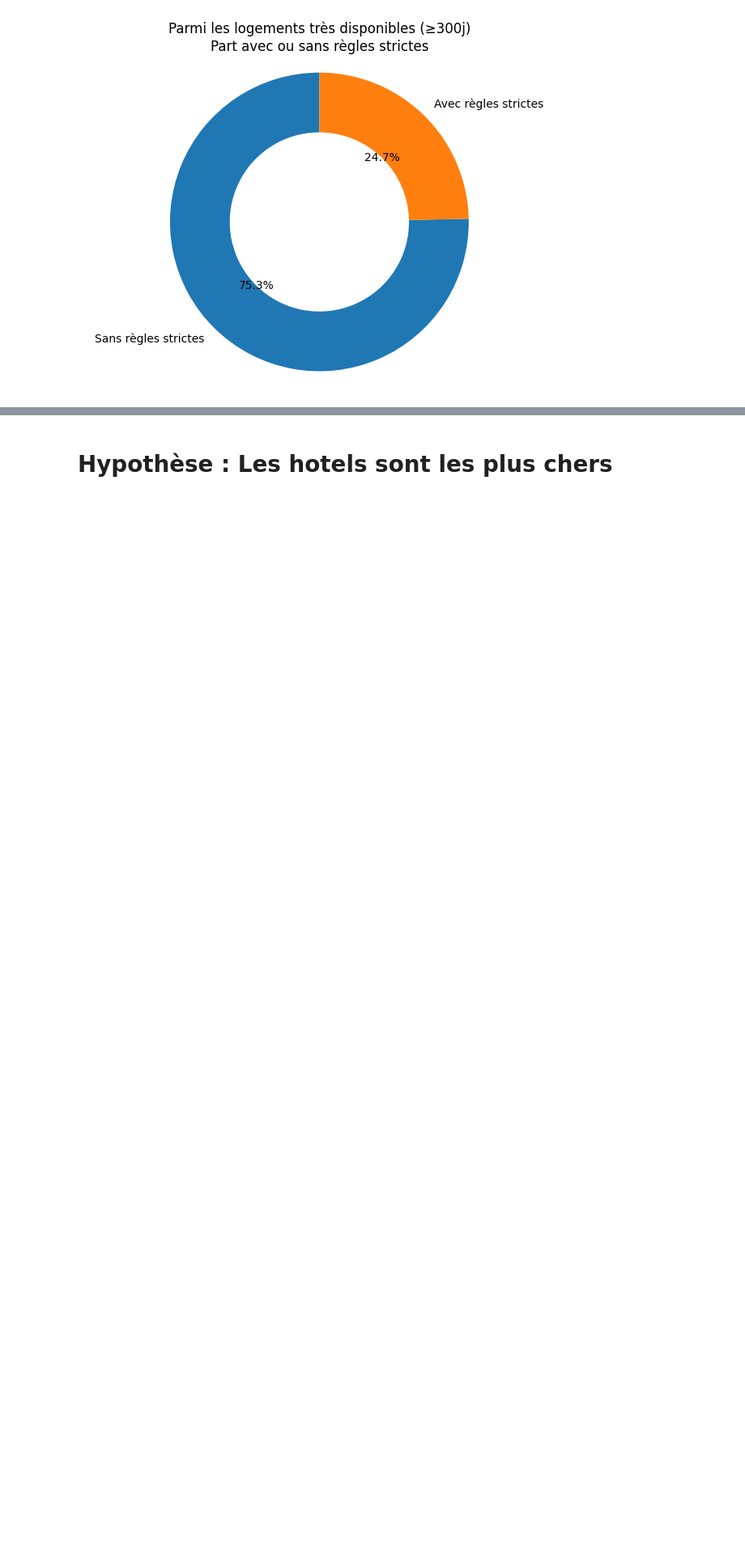
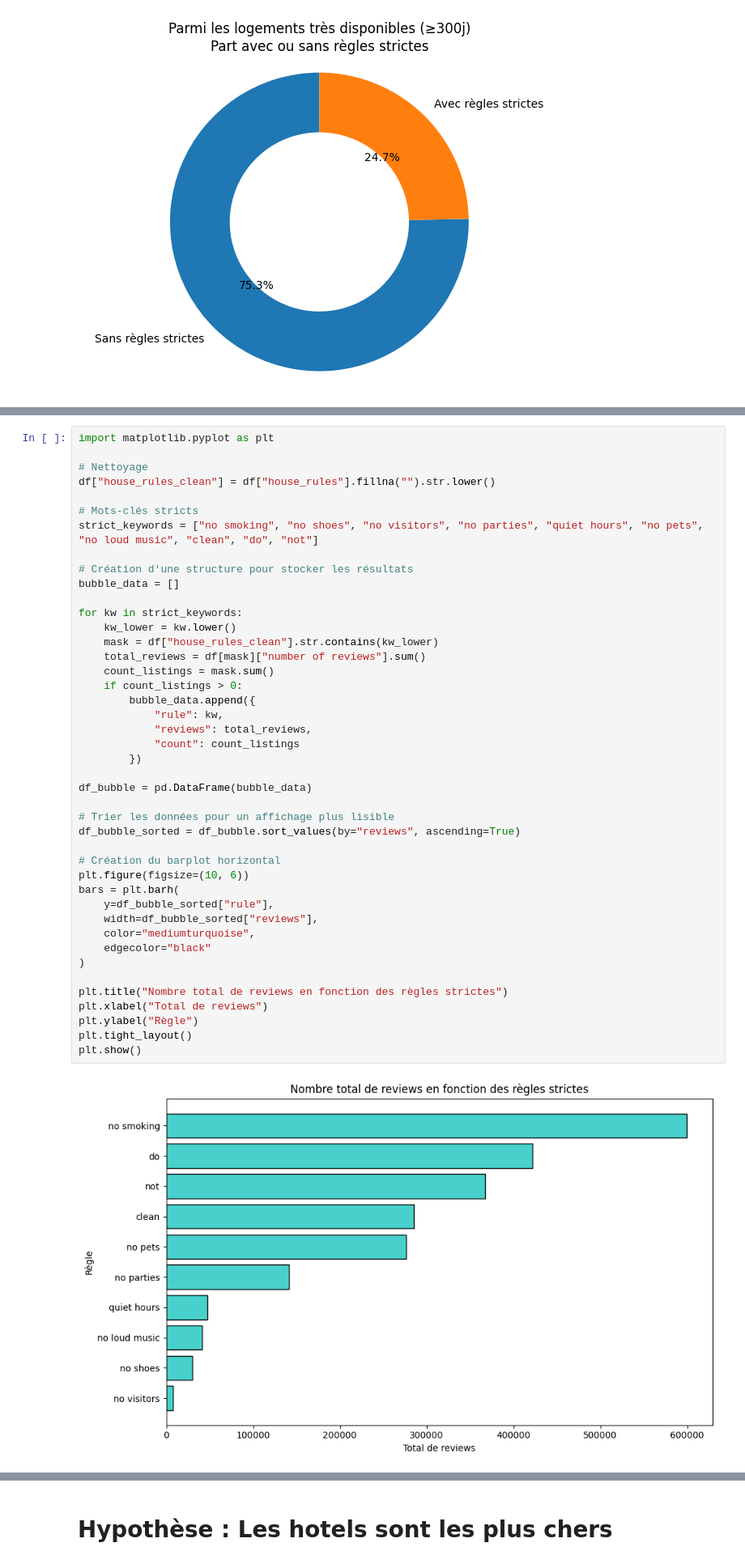
Before and after one commit to EthanVieville/4IABD_reporting_grp7, a Jupyter notebook: verifier_hypothese.ipynb, the cells around one changed output, grey strips where cells are left out. Shown at 81% size. Cells and saved outputs as stored; diff of their text form; blank space fills up the shorter version.

Commit message:
reviews au lieu de disponibilité

```diff
--- a/verifier_hypothese.ipynb
+++ b/verifier_hypothese.ipynb
@@ -209,3 +172,48 @@ plt.show()
+# %%
+import matplotlib.pyplot as plt
+
+# Nettoyage
+df["house_rules_clean"] = df["house_rules"].fillna("").str.lower()
+
+# Mots-clés stricts
+strict_keywords = ["no smoking", "no shoes", "no visitors", "no parties", "quiet hours", "no pets", "no loud music", "clean", "do", "not"]
+
+# Création d'une structure pour stocker les résultats
+bubble_data = []
+
+for kw in strict_keywords:
+    kw_lower = kw.lower()
+    mask = df["house_rules_clean"].str.contains(kw_lower)
+    total_reviews = df[mask]["number of reviews"].sum()
+    count_listings = mask.sum()
+    if count_listings > 0:
+        bubble_data.append({
+            "rule": kw,
+            "reviews": total_reviews,
+            "count": count_listings
+        })
+
+df_bubble = pd.DataFrame(bubble_data)
+
+# Trier les données pour un affichage plus lisible
+df_bubble_sorted = df_bubble.sort_values(by="reviews", ascending=True)
+
+# Création du barplot horizontal
+plt.figure(figsize=(10, 6))
+bars = plt.barh(
+    y=df_bubble_sorted["rule"],
+    width=df_bubble_sorted["reviews"],
+    color="mediumturquoise",
+    edgecolor="black"
+)
+
+plt.title("Nombre total de reviews en fonction des règles strictes")
+plt.xlabel("Total de reviews")
+plt.ylabel("Règle")
+plt.tight_layout()
+plt.show()
+# %% [output]
+[figure, added]
 # %%
 from geopy.distance import geodesic
 import matplotlib.pyplot as plt
```
Also changed, not shown: parts of 3 cells of this notebook.
